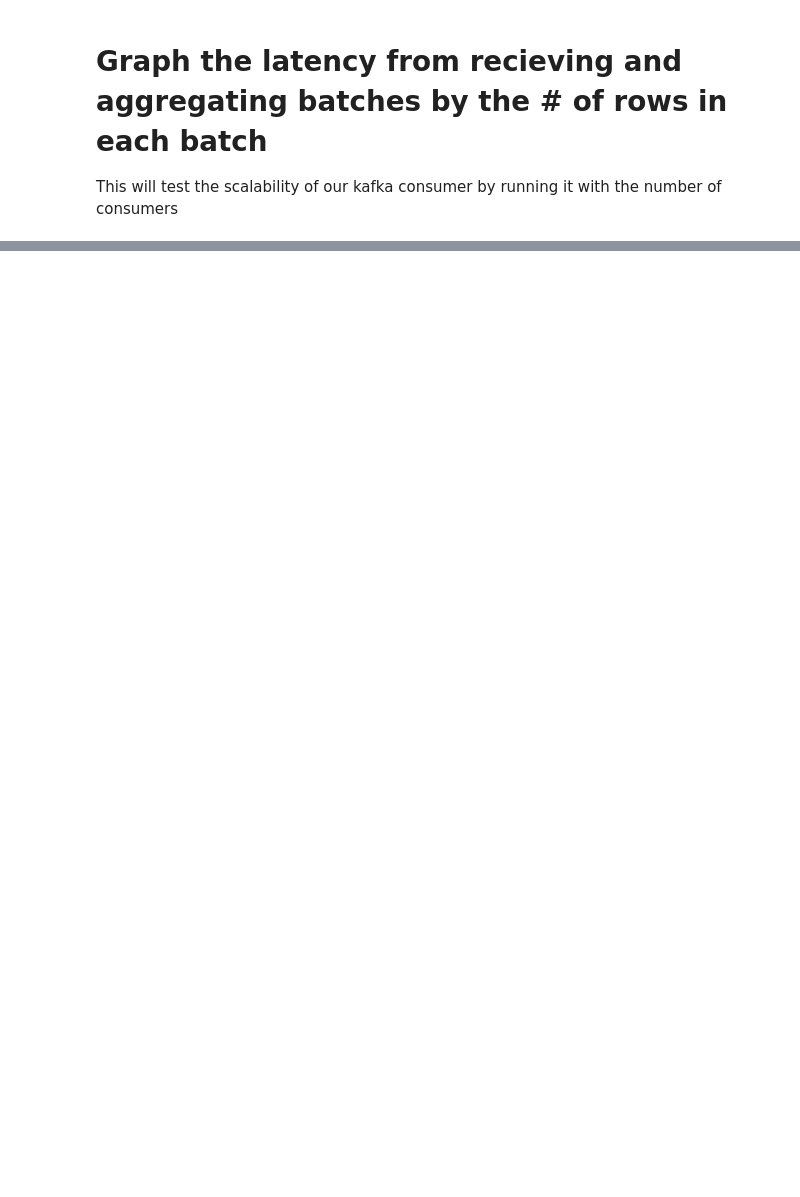
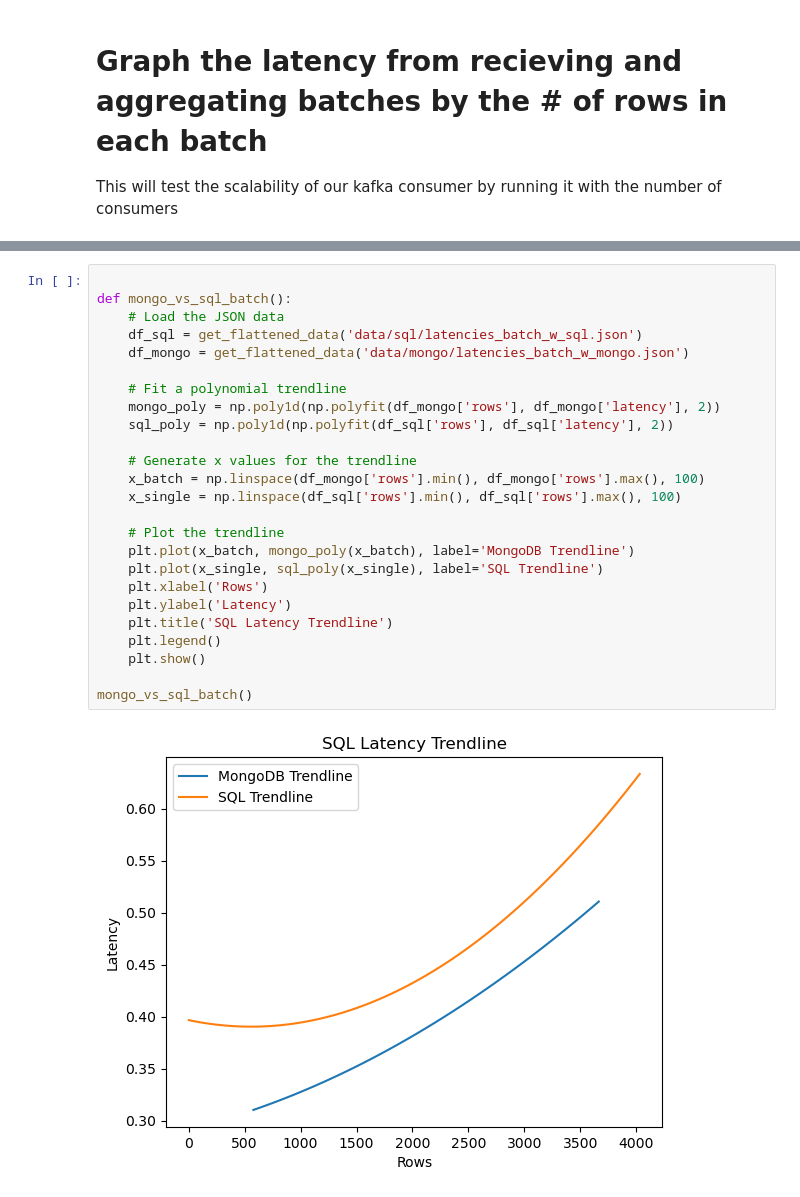
Before and after one commit to Nathanjarvis1/CIS731FinalProject, a Jupyter notebook: graphing.ipynb, the cells around one changed output, grey strips where cells are left out. Drawn from its saved outputs; the diff is of its cells as text; blank space fills up the shorter version.

```diff
--- a/graphing.ipynb
+++ b/graphing.ipynb
@@ -83,0 +149,27 @@ plt.show()
+# %%
+
+def mongo_vs_sql_batch():
+    # Load the JSON data
+    df_sql = get_flattened_data('data/sql/latencies_batch_w_sql.json')
+    df_mongo = get_flattened_data('data/mongo/latencies_batch_w_mongo.json')
+
+    # Fit a polynomial trendline
+    mongo_poly = np.poly1d(np.polyfit(df_mongo['rows'], df_mongo['latency'], 2))
+    sql_poly = np.poly1d(np.polyfit(df_sql['rows'], df_sql['latency'], 2))
+
+    # Generate x values for the trendline
+    x_batch = np.linspace(df_mongo['rows'].min(), df_mongo['rows'].max(), 100)
+    x_single = np.linspace(df_sql['rows'].min(), df_sql['rows'].max(), 100)
+
+    # Plot the trendline
+    plt.plot(x_batch, mongo_poly(x_batch), label='MongoDB Trendline')
+    plt.plot(x_single, sql_poly(x_single), label='SQL Trendline')
+    plt.xlabel('Rows')
+    plt.ylabel('Latency')
+    plt.title('SQL Latency Trendline')
+    plt.legend()
+    plt.show()
+
+mongo_vs_sql_batch()
+# %% [output]
+[figure, added]
```
Also changed, not shown: parts of 6 cells of this notebook, 2 other files.
